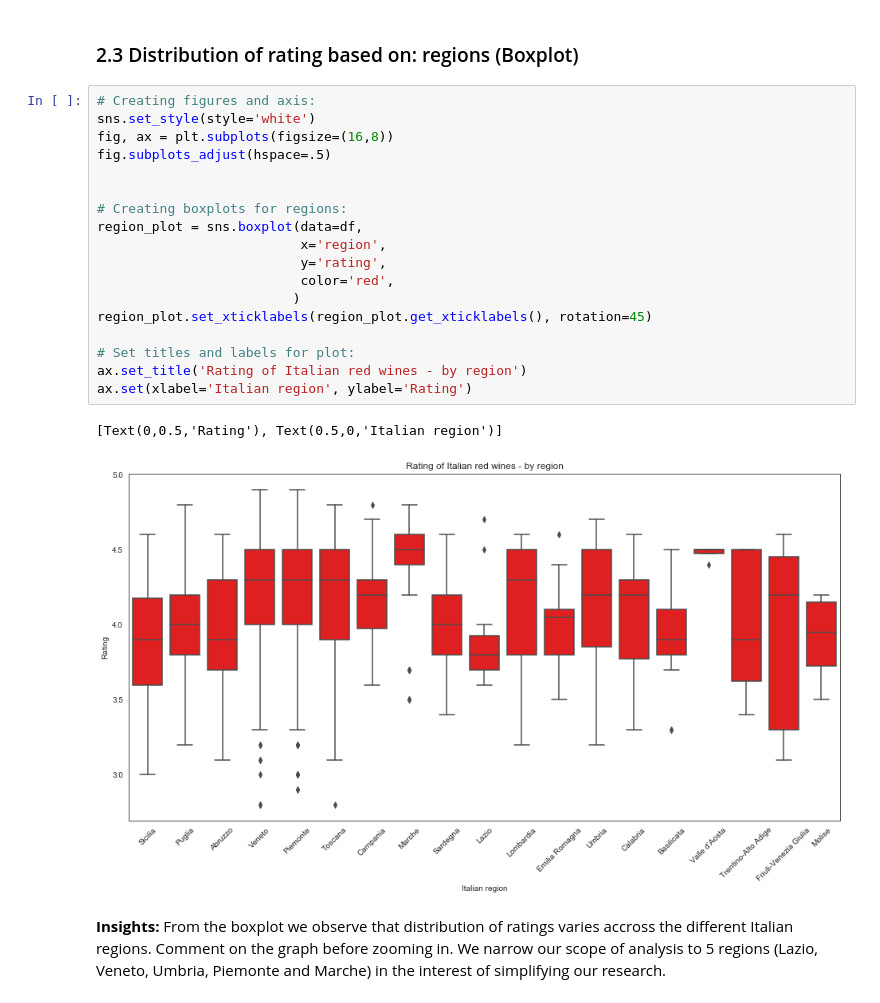
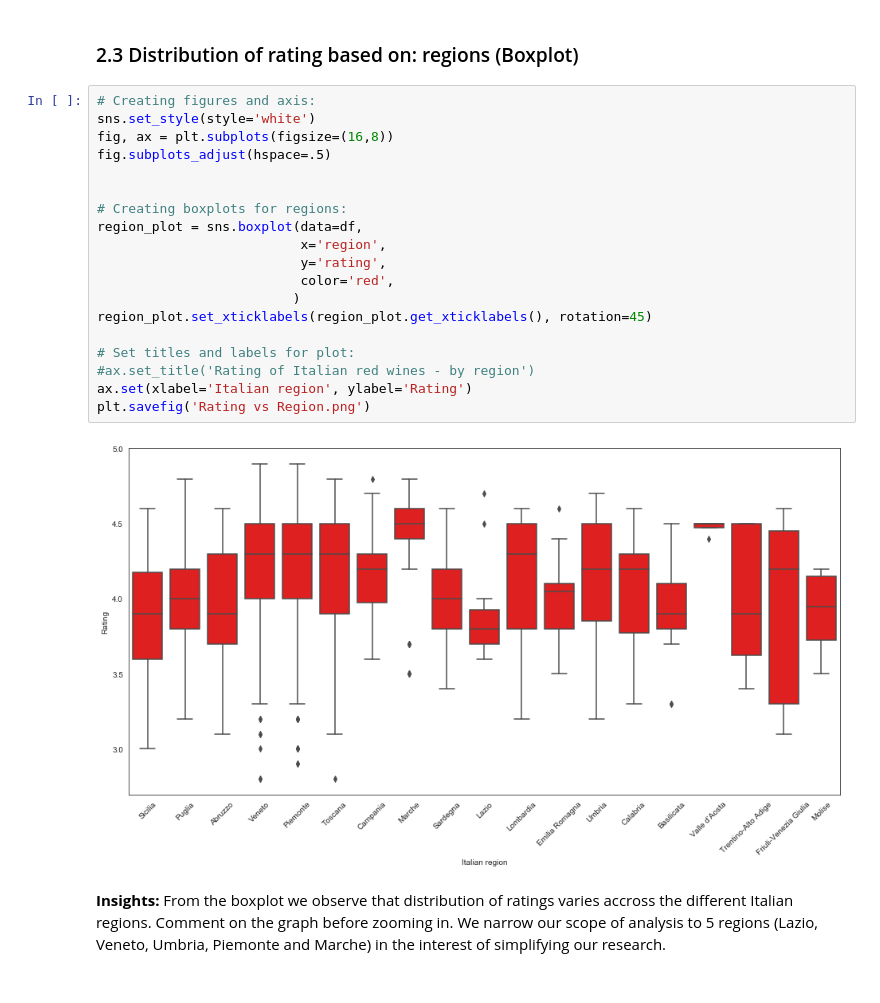
Before and after one commit to lassekrone/Group-21, a Jupyter notebook: Appendix 2 - Descriptive Statistics .ipynb, the cells around one changed output. Cells and saved outputs as stored; diff of their text form.

```diff
--- a/Appendix 2 - Descriptive Statistics .ipynb
+++ b/Appendix 2 - Descriptive Statistics .ipynb
@@ -87,24 +92,24 @@ price_distribution2.set(title='Distribution of rating [1980-2019]')
 # %%
 # Creating figures and axis:
 sns.set_style(style='white')
 fig, ax = plt.subplots(figsize=(16,8))
 fig.subplots_adjust(hspace=.5)
 
 
 # Creating boxplots for regions:
 region_plot = sns.boxplot(data=df,
                           x='region',
                           y='rating',
                           color='red',
                          )
 region_plot.set_xticklabels(region_plot.get_xticklabels(), rotation=45)
 
 # Set titles and labels for plot:
-ax.set_title('Rating of Italian red wines - by region')
+#ax.set_title('Rating of Italian red wines - by region')
 ax.set(xlabel='Italian region', ylabel='Rating')
+plt.savefig('Rating vs Region.png')
 # %% [output]
-[Text(0,0.5,'Rating'), Text(0.5,0,'Italian region')]
-[figure, old version]
+[figure, new version]
 # %% [markdown]
 **Insights:** From the boxplot we observe that distribution of ratings varies accross the different Italian regions. Comment on the graph before zooming in. We narrow our scope of analysis to 5 regions (Lazio, Veneto, Umbria, Piemonte and Marche) in the interest of simplifying our research.
 # %%
```
Also changed, not shown: parts of 10 cells of this notebook.
